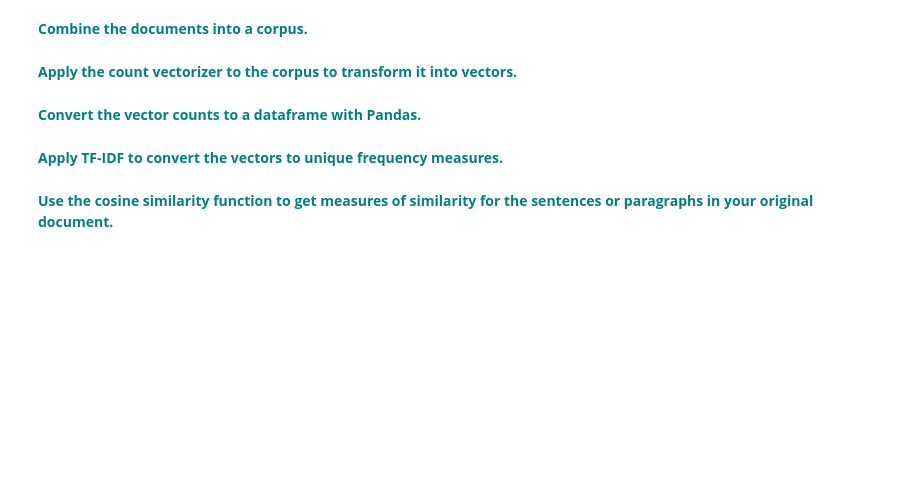
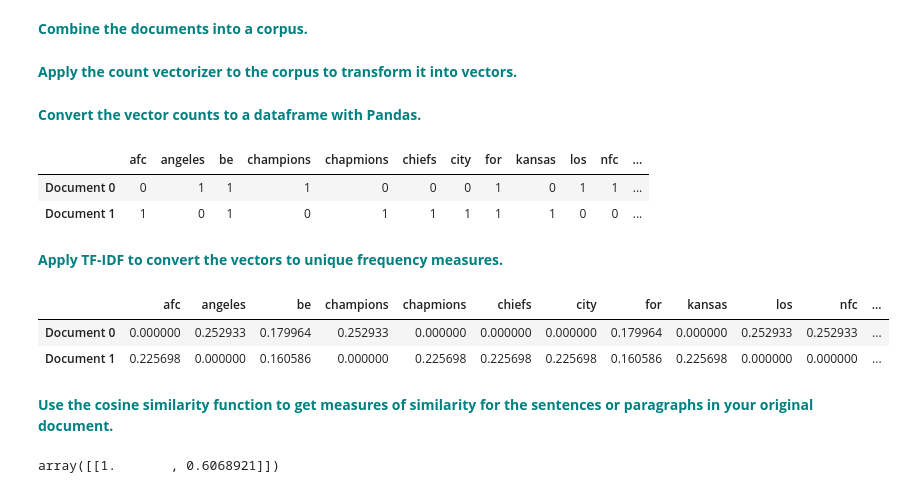
Before and after one commit to villafue/Machine_Learning_Notes, a Jupyter notebook: Unsupervised Learning/Cosine Similarity/Cosine_Similarity_Case_Study.ipynb, the cells around one changed output. Saved outputs shown, nothing was run; the diff lists cells and outputs as text; code cells hidden in the pictures; blank space fills up the shorter version.

```diff
--- a/Unsupervised Learning/Cosine Similarity/Cosine_Similarity_Case_Study.ipynb
+++ b/Unsupervised Learning/Cosine Similarity/Cosine_Similarity_Case_Study.ipynb
@@ -94,11 +163,36 @@ cosine_similarity(trsfm[0:1], trsfm)
 Replace the current values for `Document 0` and `Document 1` with your own sentence or paragraph and apply the same steps as we did in the above example.
 # %% [markdown]
  **<font color='teal'> Combine the documents into a corpus.</font>**
+# %%
+Document1 = "The Los Angeles Rams will be the NFC West Champions for this year. They will win the Superbowl."
+Document2 = "The Kansas City Chiefs will not be the AFC West Chapmions for this year. They will not win the Superbowl."
+
+corpus = [Document1,Document2]
 # %% [markdown]
  **<font color='teal'> Apply the count vectorizer to the corpus to transform it into vectors.</font>**
+# %%
+X_train_counts = count_vect.fit_transform(corpus)
 # %% [markdown]
  **<font color='teal'> Convert the vector counts to a dataframe with Pandas.</font>**
+# %%
+pd.DataFrame(X_train_counts.toarray(),columns=count_vect.get_feature_names(),index=['Document 0','Document 1'])
+# %% [output]
+|  | afc | angeles | be | champions | chapmions | chiefs | city | for | kansas | los | nfc | ... |
+| Document 0 | 0 | 1 | 1 | 1 | 0 | 0 | 0 | 1 | 0 | 1 | 1 | ... |
+| Document 1 | 1 | 0 | 1 | 0 | 1 | 1 | 1 | 1 | 1 | 0 | 0 | ... |
 # %% [markdown]
  **<font color='teal'> Apply TF-IDF to convert the vectors to unique frequency measures.</font>**
+# %%
+vectorizer = TfidfVectorizer()
+trsfm=vectorizer.fit_transform(corpus)
+pd.DataFrame(trsfm.toarray(),columns=vectorizer.get_feature_names(),index=['Document 0','Document 1'])
+# %% [output]
+|  | afc | angeles | be | champions | chapmions | chiefs | city | for | kansas | los | nfc | ... |
+| Document 0 | 0.000000 | 0.252933 | 0.179964 | 0.252933 | 0.000000 | 0.000000 | 0.000000 | 0.179964 | 0.000000 | 0.252933 | 0.252933 | ... |
+| Document 1 | 0.225698 | 0.000000 | 0.160586 | 0.000000 | 0.225698 | 0.225698 | 0.225698 | 0.160586 | 0.225698 | 0.000000 | 0.000000 | ... |
 # %% [markdown]
  **<font color='teal'> Use the cosine similarity function to get measures of similarity for the sentences or paragraphs in your original document.</font>**
+# %%
+cosine_similarity(trsfm[0:1], trsfm)
+# %% [output]
+array([[1.       , 0.6068921]])
```
Also changed, not shown: parts of 11 cells of this notebook.
